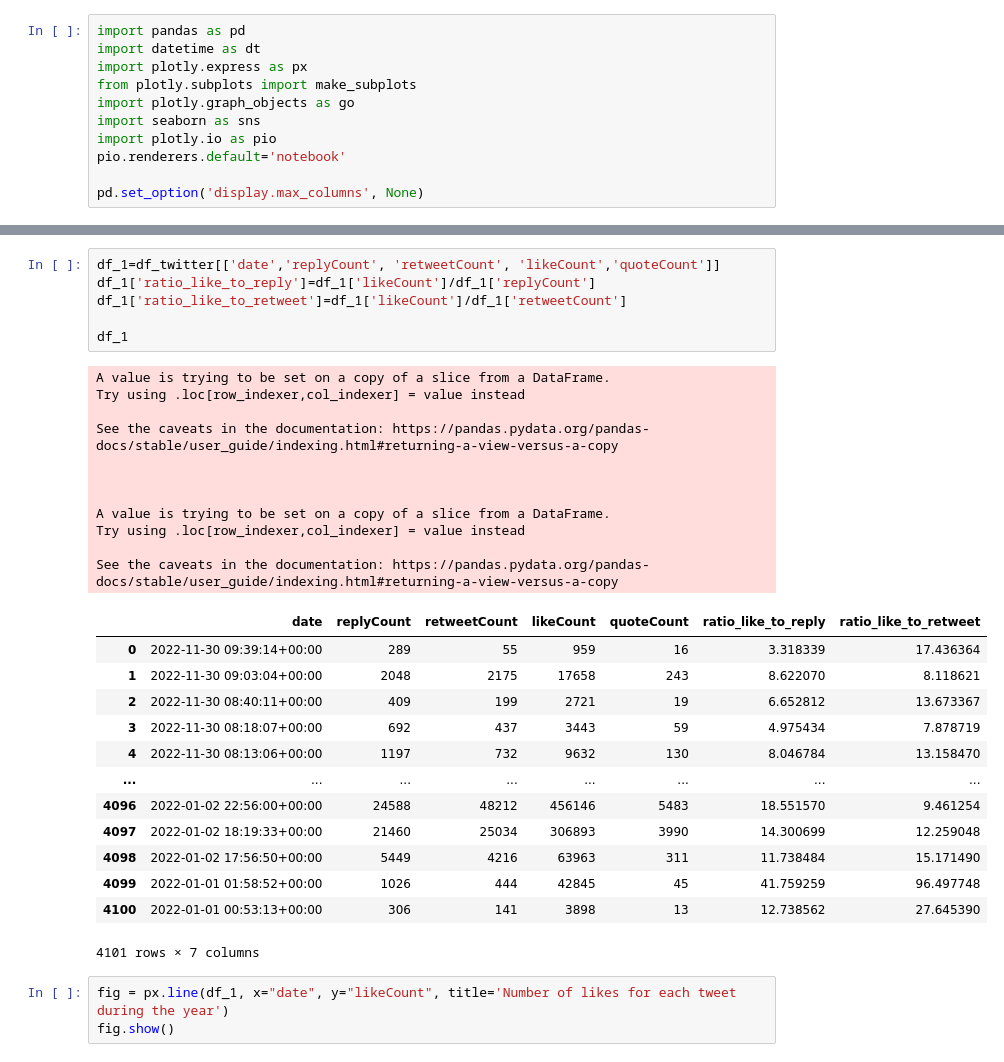
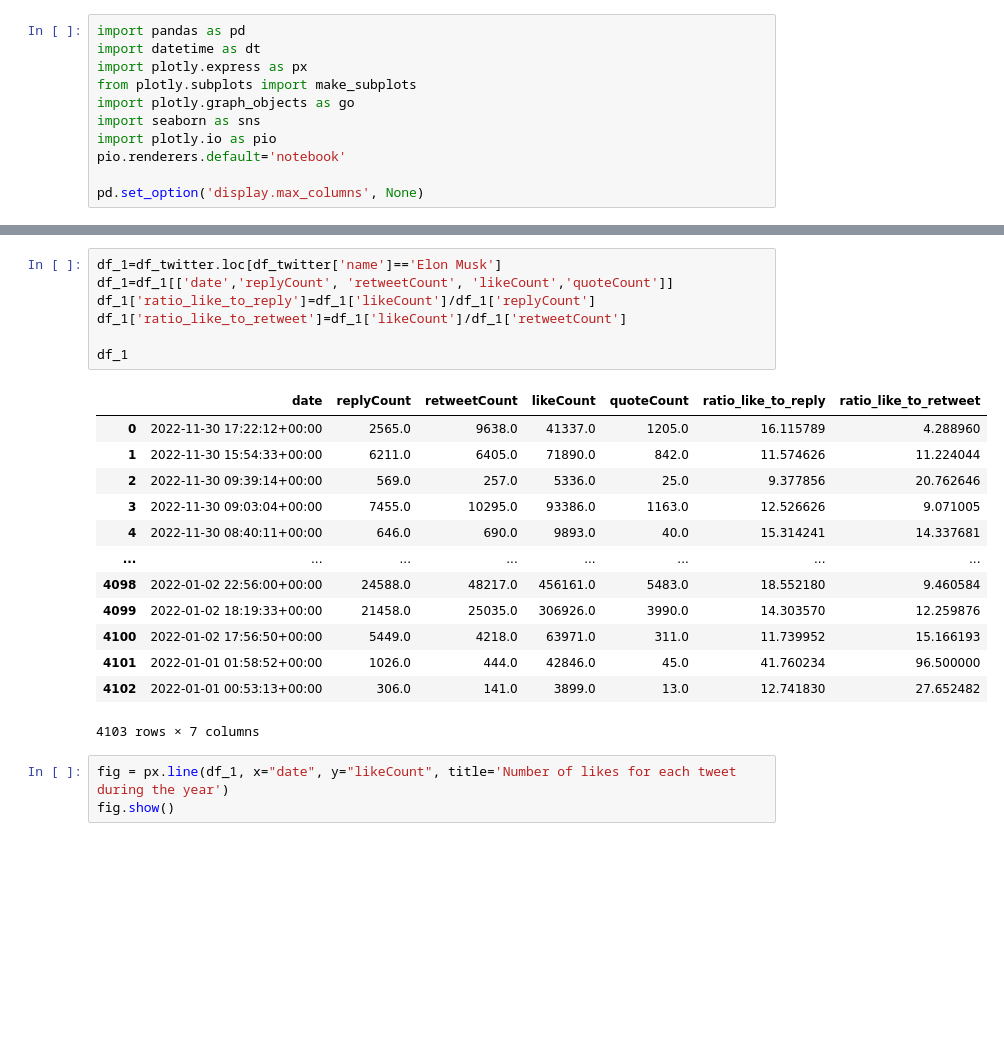
Before and after one commit to vezzuka/twitter-analizing-for-two-countries, a Jupyter notebook: notebooks/Time-dependance.ipynb, the cells around one changed output, grey strips where cells are left out. Drawn from its saved outputs; the diff is of its cells as text; blank space fills up the shorter version.

```diff
--- a/notebooks/Time-dependance.ipynb
+++ b/notebooks/Time-dependance.ipynb
@@ -22,34 +22,24 @@ df_twitter.head()
 # %%
-df_1=df_twitter[['date','replyCount', 'retweetCount', 'likeCount','quoteCount']]
+df_1=df_twitter.loc[df_twitter['name']=='Elon Musk']
+df_1=df_1[['date','replyCount', 'retweetCount', 'likeCount','quoteCount']]
 df_1['ratio_like_to_reply']=df_1['likeCount']/df_1['replyCount']
 df_1['ratio_like_to_retweet']=df_1['likeCount']/df_1['retweetCount']
 
 df_1
 # %% [output]
+|  | date | replyCount | retweetCount | likeCount | quoteCount | ratio_like_to_reply | ratio_like_to_retweet |
+| 0 | 2022-11-30 17:22:12+00:00 | 2565.0 | 9638.0 | 41337.0 | 1205.0 | 16.115789 | 4.288960 |
+| 1 | 2022-11-30 15:54:33+00:00 | 6211.0 | 6405.0 | 71890.0 | 842.0 | 11.574626 | 11.224044 |
+| 2 | 2022-11-30 09:39:14+00:00 | 569.0 | 257.0 | 5336.0 | 25.0 | 9.377856 | 20.762646 |
+| 3 | 2022-11-30 09:03:04+00:00 | 7455.0 | 10295.0 | 93386.0 | 1163.0 | 12.526626 | 9.071005 |
+| 4 | 2022-11-30 08:40:11+00:00 | 646.0 | 690.0 | 9893.0 | 40.0 | 15.314241 | 14.337681 |
+| ... | ... | ... | ... | ... | ... | ... | ... |
+| 4098 | 2022-01-02 22:56:00+00:00 | 24588.0 | 48217.0 | 456161.0 | 5483.0 | 18.552180 | 9.460584 |
+| 4099 | 2022-01-02 18:19:33+00:00 | 21458.0 | 25035.0 | 306926.0 | 3990.0 | 14.303570 | 12.259876 |
+| 4100 | 2022-01-02 17:56:50+00:00 | 5449.0 | 4218.0 | 63971.0 | 311.0 | 11.739952 | 15.166193 |
+| 4101 | 2022-01-01 01:58:52+00:00 | 1026.0 | 444.0 | 42846.0 | 45.0 | 41.760234 | 96.500000 |
+| 4102 | 2022-01-01 00:53:13+00:00 | 306.0 | 141.0 | 3899.0 | 13.0 | 12.741830 | 27.652482 |
-A value is trying to be set on a copy of a slice from a DataFrame.
-Try using .loc[row_indexer,col_indexer] = value instead
-
-See the caveats in the documentation: https://pandas.pydata.org/pandas-docs/stable/user_guide/indexing.html#returning-a-view-versus-a-copy
-
-
-
-A value is trying to be set on a copy of a slice from a DataFrame.
-Try using .loc[row_indexer,col_indexer] = value instead
-
-See the caveats in the documentation: https://pandas.pydata.org/pandas-docs/stable/user_guide/indexing.html#returning-a-view-versus-a-copy
+4103 rows × 7 columns
-|  | date | replyCount | retweetCount | likeCount | quoteCount | ratio_like_to_reply | ratio_like_to_retweet |
-| 0 | 2022-11-30 09:39:14+00:00 | 289 | 55 | 959 | 16 | 3.318339 | 17.436364 |
-| 1 | 2022-11-30 09:03:04+00:00 | 2048 | 2175 | 17658 | 243 | 8.622070 | 8.118621 |
-| 2 | 2022-11-30 08:40:11+00:00 | 409 | 199 | 2721 | 19 | 6.652812 | 13.673367 |
-| 3 | 2022-11-30 08:18:07+00:00 | 692 | 437 | 3443 | 59 | 4.975434 | 7.878719 |
-| 4 | 2022-11-30 08:13:06+00:00 | 1197 | 732 | 9632 | 130 | 8.046784 | 13.158470 |
-| ... | ... | ... | ... | ... | ... | ... | ... |
-| 4096 | 2022-01-02 22:56:00+00:00 | 24588 | 48212 | 456146 | 5483 | 18.551570 | 9.461254 |
-| 4097 | 2022-01-02 18:19:33+00:00 | 21460 | 25034 | 306893 | 3990 | 14.300699 | 12.259048 |
-| 4098 | 2022-01-02 17:56:50+00:00 | 5449 | 4216 | 63963 | 311 | 11.738484 | 15.171490 |
-| 4099 | 2022-01-01 01:58:52+00:00 | 1026 | 444 | 42845 | 45 | 41.759259 | 96.497748 |
-| 4100 | 2022-01-01 00:53:13+00:00 | 306 | 141 | 3898 | 13 | 12.738562 | 27.645390 |
-4101 rows × 7 columns
 # %%
 fig = px.line(df_1, x="date", y="likeCount", title='Number of likes for each tweet during the year')
 fig.show()
```
Also changed, not shown: parts of 9 cells of this notebook.
